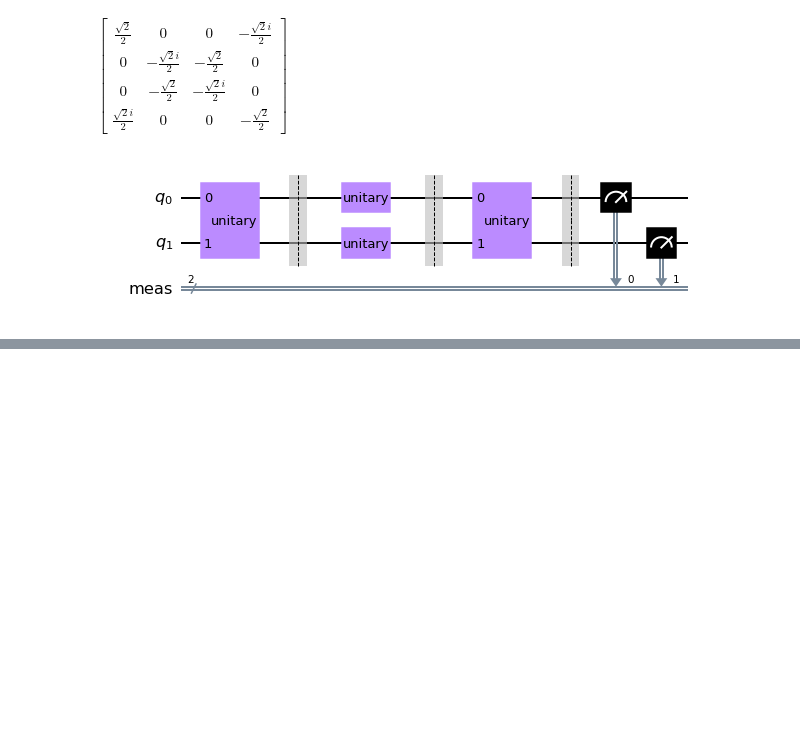
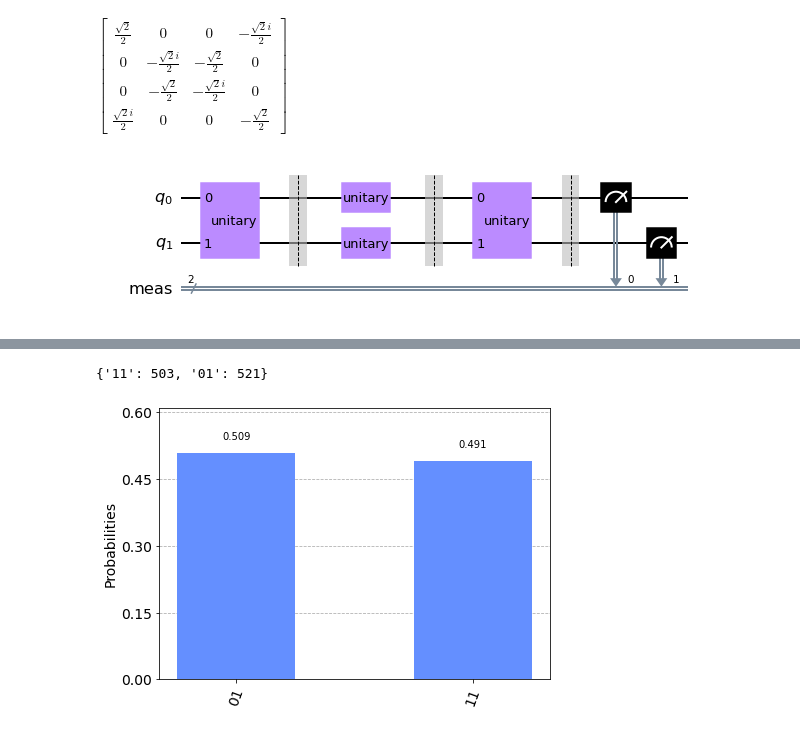
Before and after one commit to tomekzaw/ewl, a Jupyter notebook: examples/example.ipynb, the cells around one changed output, grey strips where cells are left out. Drawn from its saved outputs; the diff is of its cells as text; code cells hidden in the pictures; blank space fills up the shorter version.

```diff
--- a/examples/example.ipynb
+++ b/examples/example.ipynb
@@ -48 +48,8 @@ plot_histogram(counts_simulated)
+# %%
+counts_qasm_simulator = ewl.simulate_counts()
+print(counts_qasm_simulator)
+plot_histogram(counts_qasm_simulator)
+# %% [output]
+{'11': 503, '01': 521}
+[figure, added]
 # %%
```
Also changed, not shown: parts of 5 cells of this notebook.
